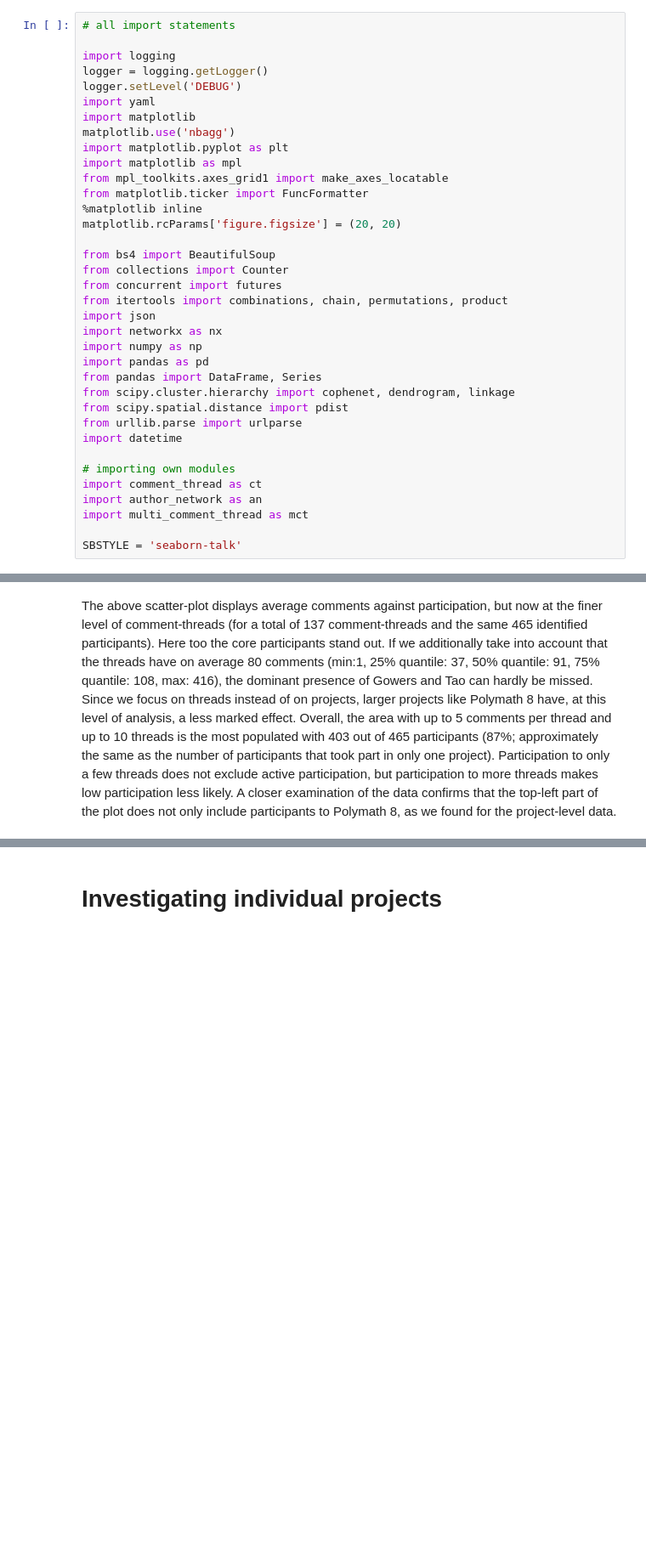
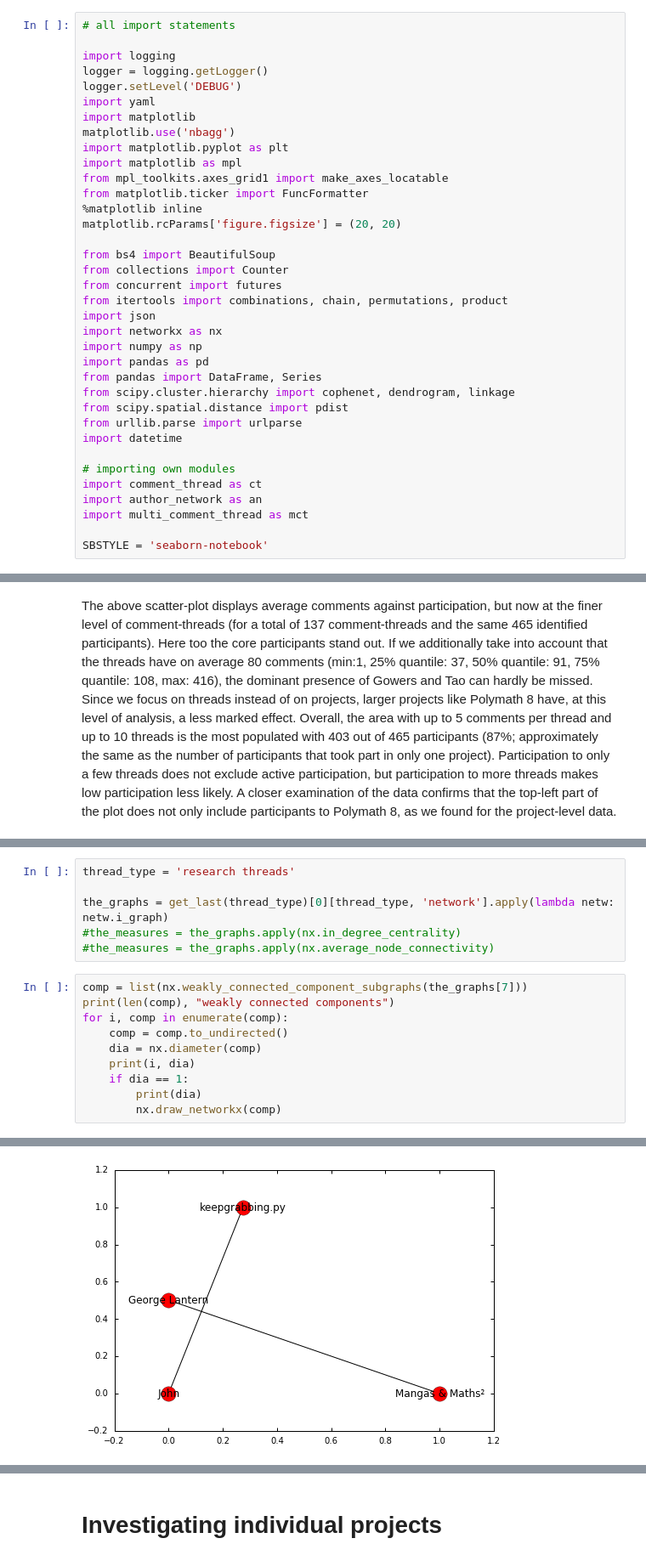
Before and after one commit to patrickallo/mathpracmod, a Jupyter notebook: Polymath again and differently.ipynb, the cells around one changed output, grey strips where cells are left out. Shown: that part at 85% size. Cells and saved outputs as stored; diff of their text form; blank space fills up the shorter version.

```diff
--- a/Polymath again and differently.ipynb
+++ b/Polymath again and differently.ipynb
@@ -33,6 +33,6 @@ import comment_thread as ct
 import author_network as an
 import multi_comment_thread as mct
 
-SBSTYLE = 'seaborn-talk'
+SBSTYLE = 'seaborn-notebook'
 # %%
 # functions to create DataFrame with all data for single project
@@ -975,0 +1064,17 @@ The above scatter-plot displays average comments against participation, but now
+# %%
+thread_type = 'research threads'
+
+the_graphs = get_last(thread_type)[0][thread_type, 'network'].apply(lambda netw: netw.i_graph)
+#the_measures = the_graphs.apply(nx.in_degree_centrality)
+#the_measures = the_graphs.apply(nx.average_node_connectivity)
+# %%
+comp = list(nx.weakly_connected_component_subgraphs(the_graphs[7]))
+print(len(comp), "weakly connected components")
+for i, comp in enumerate(comp):
+    comp = comp.to_undirected()
+    dia = nx.diameter(comp)
+    print(i, dia)
+    if dia == 1:
+        print(dia)
+        nx.draw_networkx(comp)
+# %% [output]
@@ -975,0 +1098 @@ The above scatter-plot displays average comments against participation, but now
+[figure, added]
```
Also changed, not shown: parts of 45 cells of this notebook.
